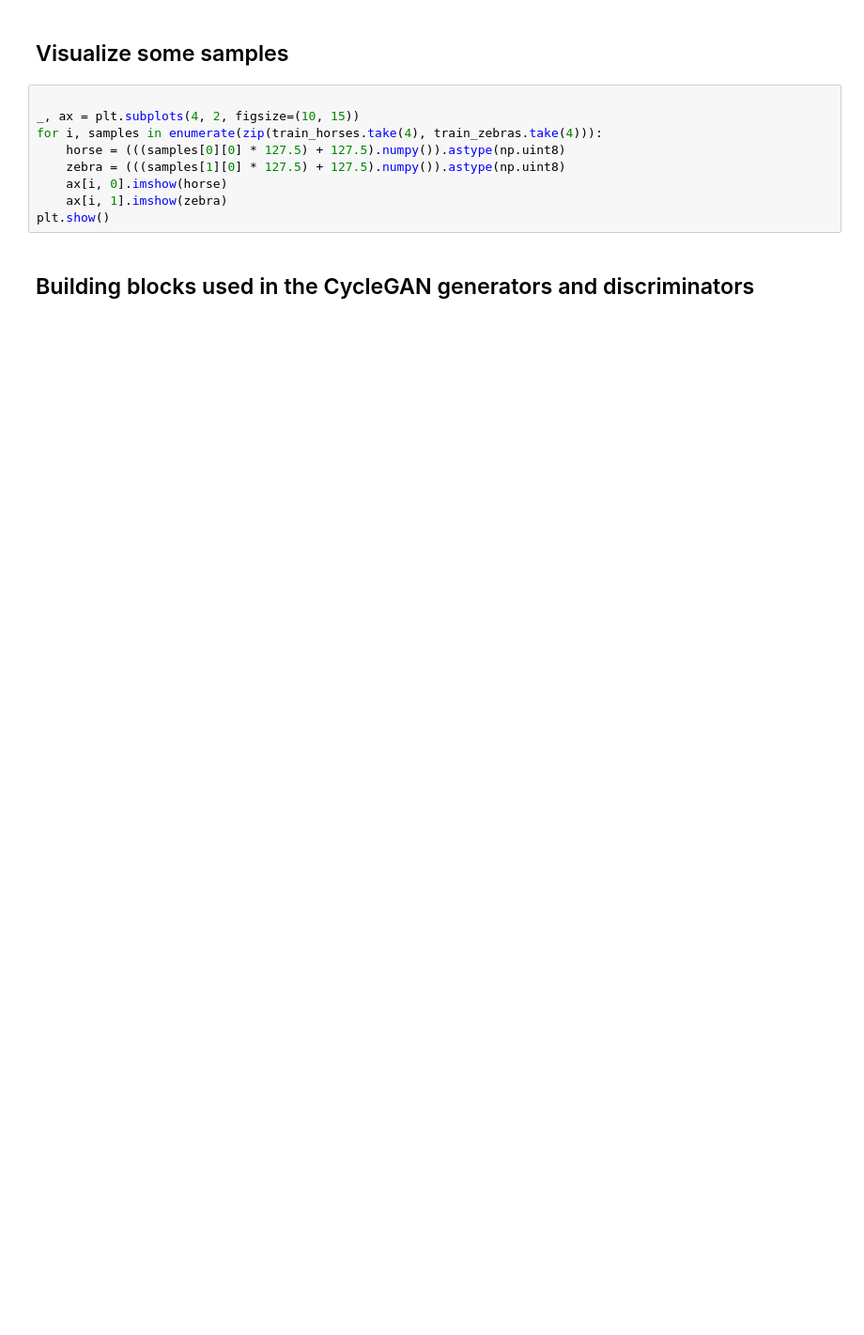
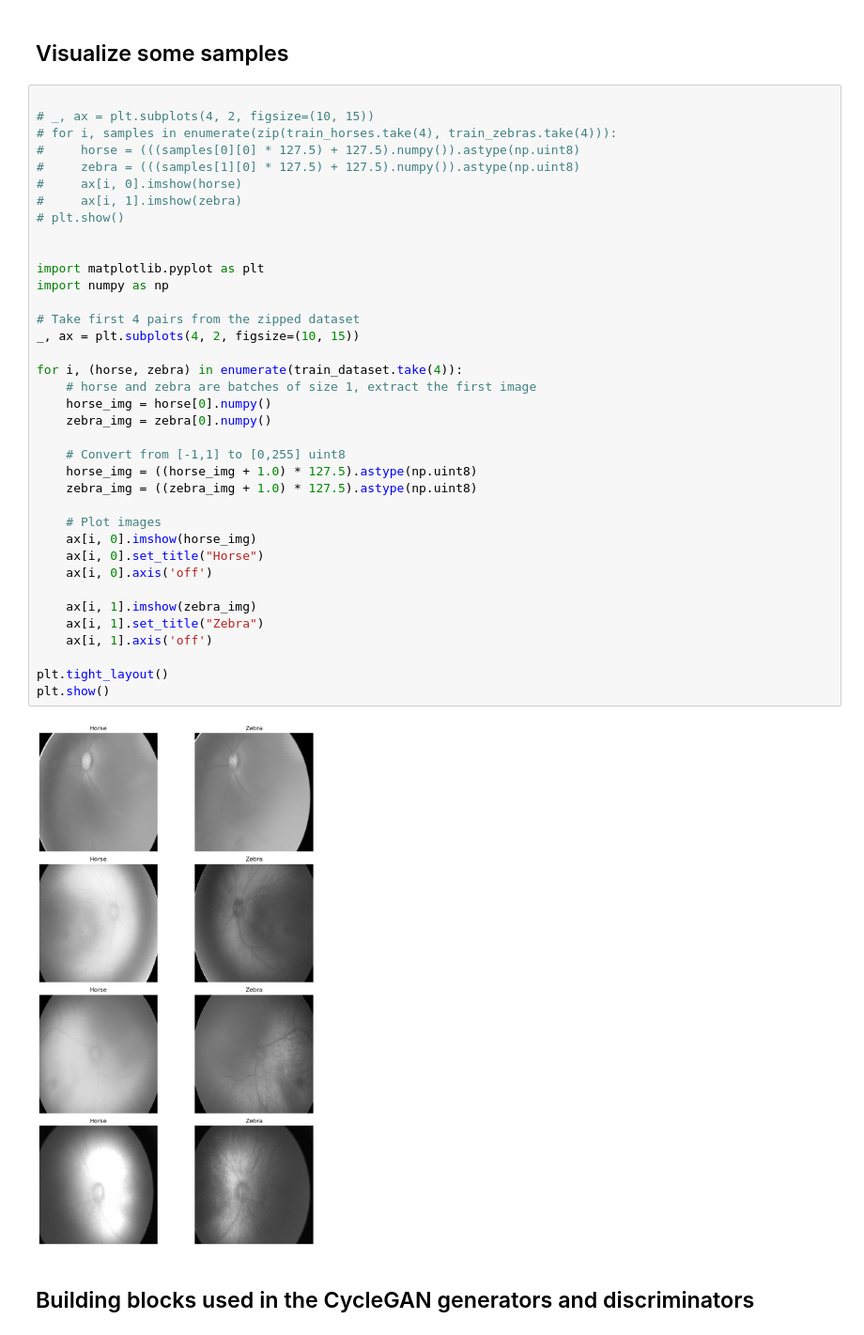
Before and after one commit to geek12b/ganBasedImageEnhancement, a Jupyter notebook: cyclegan.ipynb, the cells around one changed output. Shown: that part at 94% size. Cells and saved outputs as stored; diff of their text form; blank space fills up the shorter version.

```diff
--- a/cyclegan.ipynb
+++ b/cyclegan.ipynb
@@ -115,13 +235,43 @@ test_zebras = (
 ## Visualize some samples
 # %%
 
+# _, ax = plt.subplots(4, 2, figsize=(10, 15))
+# for i, samples in enumerate(zip(train_horses.take(4), train_zebras.take(4))):
+#     horse = (((samples[0][0] * 127.5) + 127.5).numpy()).astype(np.uint8)
+#     zebra = (((samples[1][0] * 127.5) + 127.5).numpy()).astype(np.uint8)
+#     ax[i, 0].imshow(horse)
+#     ax[i, 1].imshow(zebra)
+# plt.show()
+
+
+import matplotlib.pyplot as plt
+import numpy as np
+
+# Take first 4 pairs from the zipped dataset
 _, ax = plt.subplots(4, 2, figsize=(10, 15))
-for i, samples in enumerate(zip(train_horses.take(4), train_zebras.take(4))):
-    horse = (((samples[0][0] * 127.5) + 127.5).numpy()).astype(np.uint8)
-    zebra = (((samples[1][0] * 127.5) + 127.5).numpy()).astype(np.uint8)
-    ax[i, 0].imshow(horse)
-    ax[i, 1].imshow(zebra)
+
+for i, (horse, zebra) in enumerate(train_dataset.take(4)):
+    # horse and zebra are batches of size 1, extract the first image
+    horse_img = horse[0].numpy()
+    zebra_img = zebra[0].numpy()
+
+    # Convert from [-1,1] to [0,255] uint8
+    horse_img = ((horse_img + 1.0) * 127.5).astype(np.uint8)
+    zebra_img = ((zebra_img + 1.0) * 127.5).astype(np.uint8)
+
+    # Plot images
+    ax[i, 0].imshow(horse_img)
+    ax[i, 0].set_title("Horse")
+    ax[i, 0].axis('off')
+
+    ax[i, 1].imshow(zebra_img)
+    ax[i, 1].set_title("Zebra")
+    ax[i, 1].axis('off')
+
+plt.tight_layout()
 plt.show()
+# %% [output]
+[figure, added]
 # %% [markdown]
 ## Building blocks used in the CycleGAN generators and discriminators
 # %%
```
Also changed, not shown: parts of 9 cells of this notebook, 1 other file.
